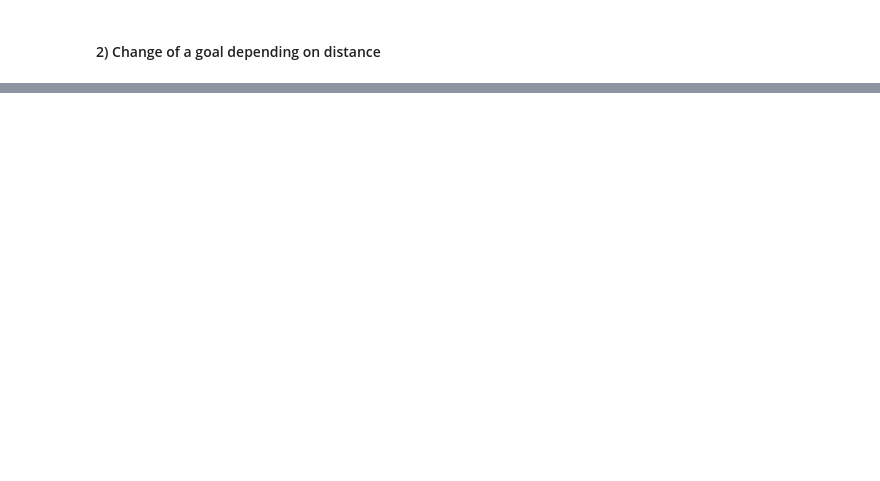
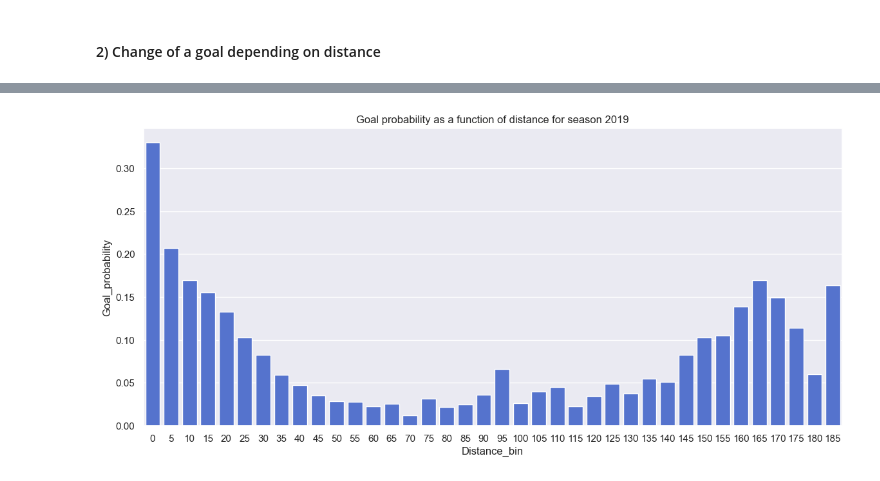
Before and after one commit to nassimwalha/IFT-6758, a Jupyter notebook: notebooks/Simple vizualisations.ipynb, the cells around one changed output, grey strips where cells are left out. Cells and saved outputs as stored; diff of their text form; code cells hidden in the pictures; blank space fills up the shorter version.

```diff
--- a/notebooks/Simple vizualisations.ipynb
+++ b/notebooks/Simple vizualisations.ipynb
@@ -89,0 +147,4 @@ df.groupby(by='Distance_bin').agg(goal_probability=pd.NamedAgg(column="Event_Typ
+# %%
+generate_goal_probability_graph(2019)
+# %% [output]
+[figure, added]
```
Also changed, not shown: parts of 25 cells of this notebook.
